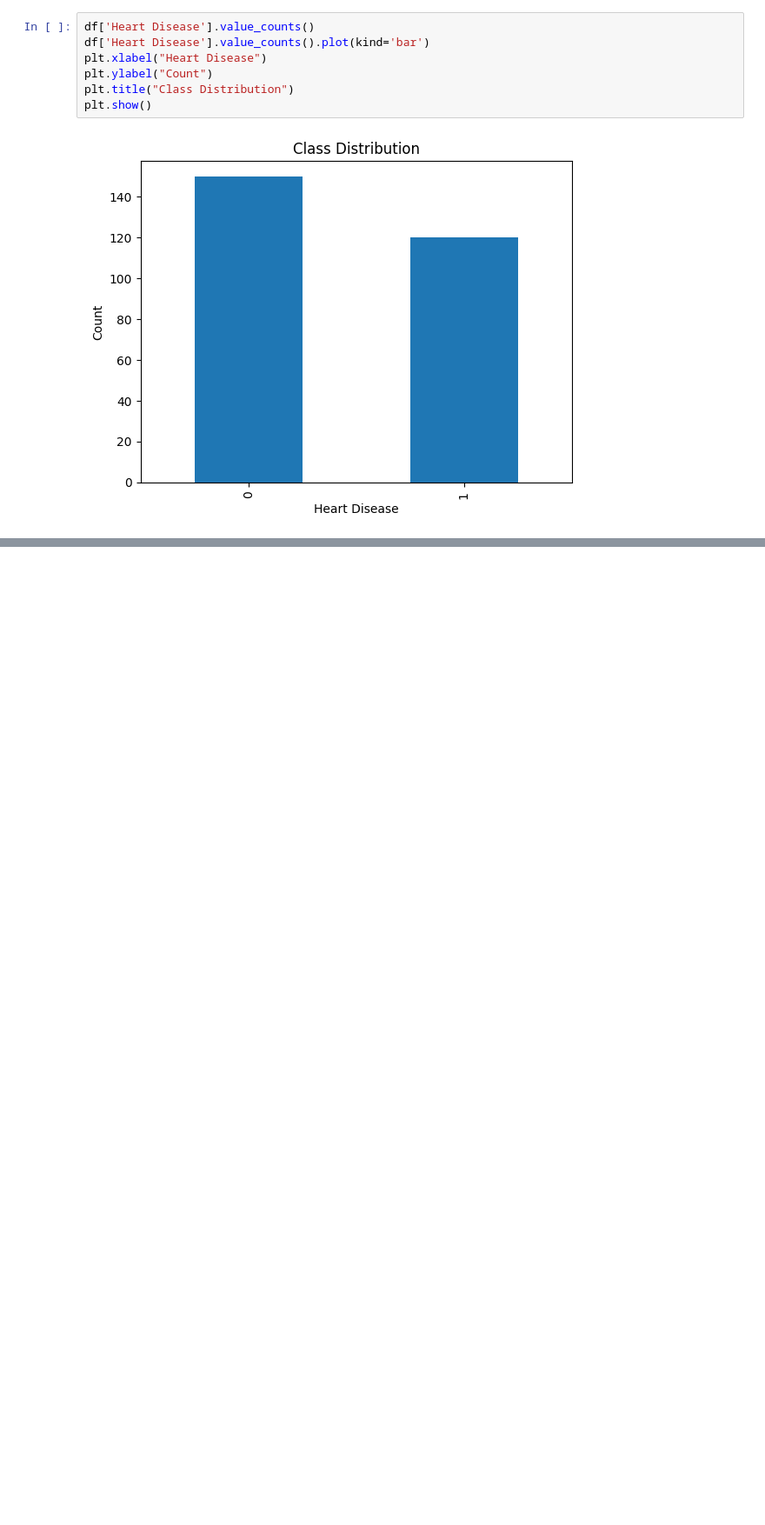
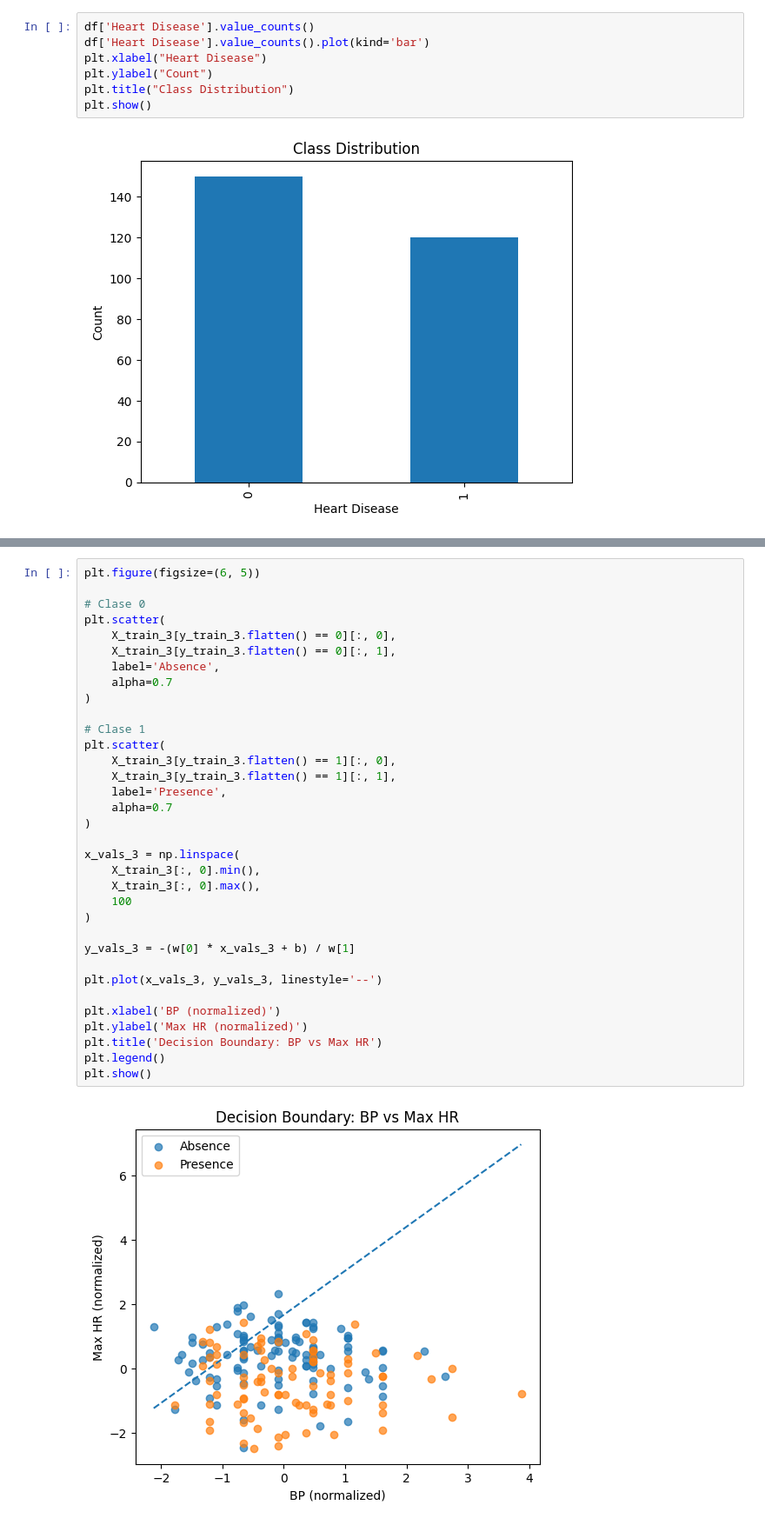
Before and after one commit to andrescalderonr/Heart-Disease-Risk-Prediction, a Jupyter notebook: heart_disease_lr_analysis.ipynb, the cells around one changed output, grey strips where cells are left out. Shown at 87% size. Drawn from its saved outputs; the diff is of its cells as text; blank space fills up the shorter version.

```diff
--- a/heart_disease_lr_analysis.ipynb
+++ b/heart_disease_lr_analysis.ipynb
@@ -90,0 +360,36 @@ plt.show()
+# %%
+plt.figure(figsize=(6, 5))
+
+# Clase 0
+plt.scatter(
+    X_train_3[y_train_3.flatten() == 0][:, 0],
+    X_train_3[y_train_3.flatten() == 0][:, 1],
+    label='Absence',
+    alpha=0.7
+)
+
+# Clase 1
+plt.scatter(
+    X_train_3[y_train_3.flatten() == 1][:, 0],
+    X_train_3[y_train_3.flatten() == 1][:, 1],
+    label='Presence',
+    alpha=0.7
+)
+
+x_vals_3 = np.linspace(
+    X_train_3[:, 0].min(),
+    X_train_3[:, 0].max(),
+    100
+)
+
+y_vals_3 = -(w[0] * x_vals_3 + b) / w[1]
+
+plt.plot(x_vals_3, y_vals_3, linestyle='--')
+
+plt.xlabel('BP (normalized)')
+plt.ylabel('Max HR (normalized)')
+plt.title('Decision Boundary: BP vs Max HR')
+plt.legend()
+plt.show()
+# %% [output]
+[figure, added]
```
Also changed, not shown: parts of 32 cells of this notebook.
